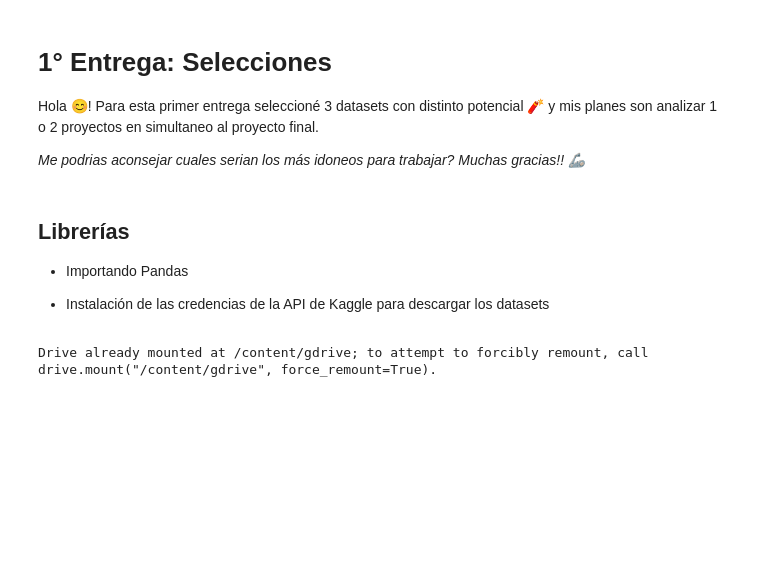
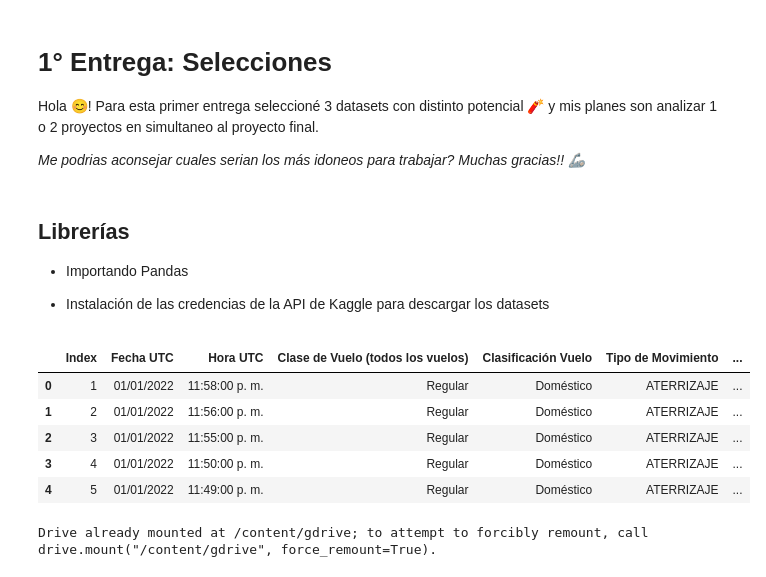
Before and after one commit to FlorenciaBezmalinovich/Proyectos_ML, a Jupyter notebook: Visualizaciones_Florencia_Bezmalinovich.ipynb, the cells around one changed output. Drawn from its saved outputs; the diff is of its cells as text; code cells hidden in the pictures; blank space fills up the shorter version.

```diff
--- a/Visualizaciones_Florencia_Bezmalinovich.ipynb
+++ b/Visualizaciones_Florencia_Bezmalinovich.ipynb
@@ -13,4 +13,16 @@ Hola 😊! Para esta primer entrega seleccioné 3 datasets con distinto potencia
 - Instalación de las credencias de la API de Kaggle para descargar los datasets
 # %%
 import pandas as pd
+# %%
+#Importar libreria desde GitHub
+url="https://raw.githubusercontent.com/FlorenciaBezmalinovich/traqueo_vuelos/main/Traqueo_vuelos_argentinos_2020_2022%20-%20limpio.csv"
+df_vuelo= pd.read_csv(url)
+df_vuelo.head()
+# %% [output]
+|  | Index | Fecha UTC | Hora UTC | Clase de Vuelo (todos los vuelos) | Clasificación Vuelo | Tipo de Movimiento | ... |
+| 0 | 1 | 01/01/2022 | 11:58:00 p. m. | Regular | Doméstico | ATERRIZAJE | ... |
+| 1 | 2 | 01/01/2022 | 11:56:00 p. m. | Regular | Doméstico | ATERRIZAJE | ... |
+| 2 | 3 | 01/01/2022 | 11:55:00 p. m. | Regular | Doméstico | ATERRIZAJE | ... |
+| 3 | 4 | 01/01/2022 | 11:50:00 p. m. | Regular | Doméstico | ATERRIZAJE | ... |
+| 4 | 5 | 01/01/2022 | 11:49:00 p. m. | Regular | Doméstico | ATERRIZAJE | ... |
 # %%
```
Also changed, not shown: parts of 2 cells of this notebook.
